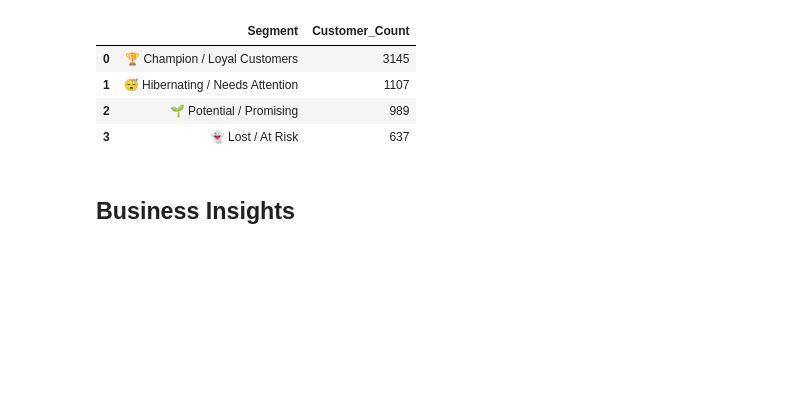
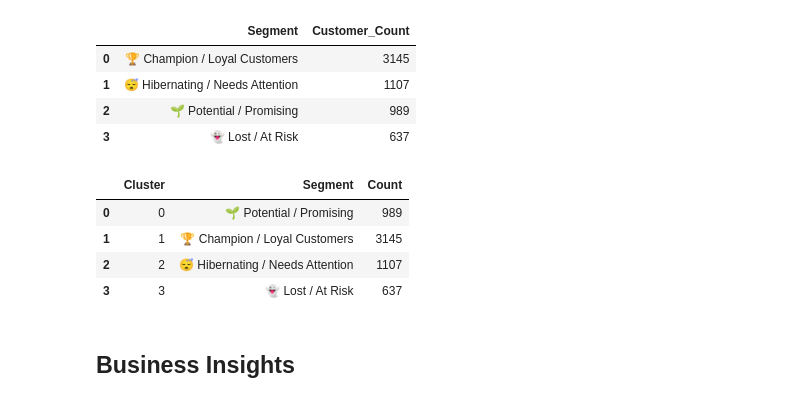
Before and after one commit to HilmyFahrizal/Customer_Segmentation_RFM, a Jupyter notebook: Notebooks/Code_Capstone_RFM.ipynb, the cells around one changed output. Drawn from its saved outputs; the diff is of its cells as text; code cells hidden in the pictures; blank space fills up the shorter version.

```diff
--- a/Notebooks/Code_Capstone_RFM.ipynb
+++ b/Notebooks/Code_Capstone_RFM.ipynb
@@ -1064,6 +1072,22 @@ segment_counts
 | 1 | 😴 Hibernating / Needs Attention | 1107 |
 | 2 | 🌱 Potential / Promising | 989 |
 | 3 | 👻 Lost / At Risk | 637 |
+# %%
+segment_cluster_dist = (
+    rfm
+    .merge(cluster_profile_unit[['Segment']], left_on='Cluster', right_index=True)
+    .groupby(['Cluster','Segment'])
+    .size()
+    .reset_index(name='Count')
+)
+
+segment_cluster_dist
+# %% [output]
+|  | Cluster | Segment | Count |
+| 0 | 0 | 🌱 Potential / Promising | 989 |
+| 1 | 1 | 🏆 Champion / Loyal Customers | 3145 |
+| 2 | 2 | 😴 Hibernating / Needs Attention | 1107 |
+| 3 | 3 | 👻 Lost / At Risk | 637 |
 # %% [markdown]
 ## Business Insights
 # %%
```
Also changed, not shown: parts of 3 cells of this notebook, 3 other files.
